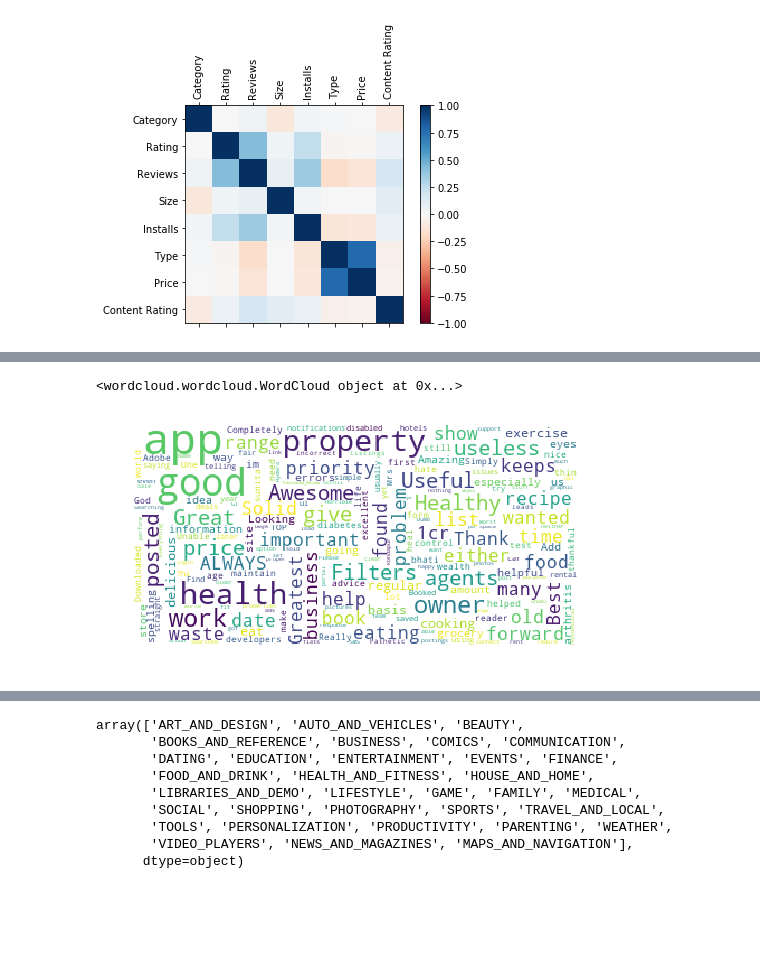
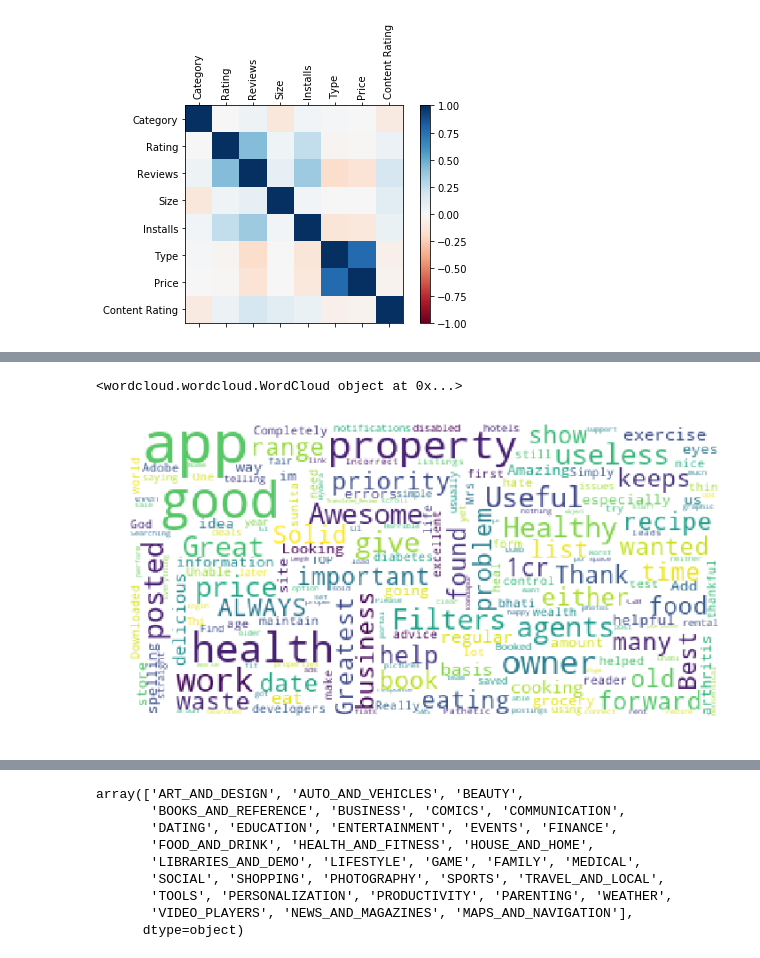
Before and after one commit to IceJinx33/playstore-apps-kernel, a Jupyter notebook: final-project/final_project_models.ipynb, the cells around one changed output, grey strips where cells are left out. Drawn from its saved outputs; the diff is of its cells as text; code cells hidden in the pictures; blank space fills up the shorter version.

```diff
--- a/final-project/final_project_models.ipynb
+++ b/final-project/final_project_models.ipynb
@@ -273,37 +280,36 @@ df_reviews.head()
 # Word cloud of all user reviews
 
 import numpy as np
 import pandas as pd
 import matplotlib as mpl
 import matplotlib.pyplot as plt
 %matplotlib inline
 
 from subprocess import check_output
 from wordcloud import WordCloud, STOPWORDS
 
-mpl.rcParams['figure.figsize']=(8.0,6.0)    #(6.0,4.0)
+mpl.rcParams['figure.figsize']=(12.0,9.0)
 mpl.rcParams['font.size']=12                #10
 mpl.rcParams['savefig.dpi']=100             #72
 mpl.rcParams['figure.subplot.bottom']=.1
 
 stopwords = set(STOPWORDS)
 
 wordcloud = WordCloud(
                           background_color='white',
                           stopwords=stopwords,
                           max_words=200,
                           max_font_size=40,
-                          random_state=42
+                          random_state=42,
                          ).generate(str(df_reviews['Translated_Review']))
-
 print(wordcloud)
 fig = plt.figure(1)
 plt.imshow(wordcloud)
 plt.axis('off')
 plt.show()
 # %% [output]
 <wordcloud.wordcloud.WordCloud object at 0x...>
-[figure, old version]
+[figure, new version]
 # %%
 ### ===========
 #     MODELS
```
Also changed, not shown: parts of 30 cells of this notebook.
